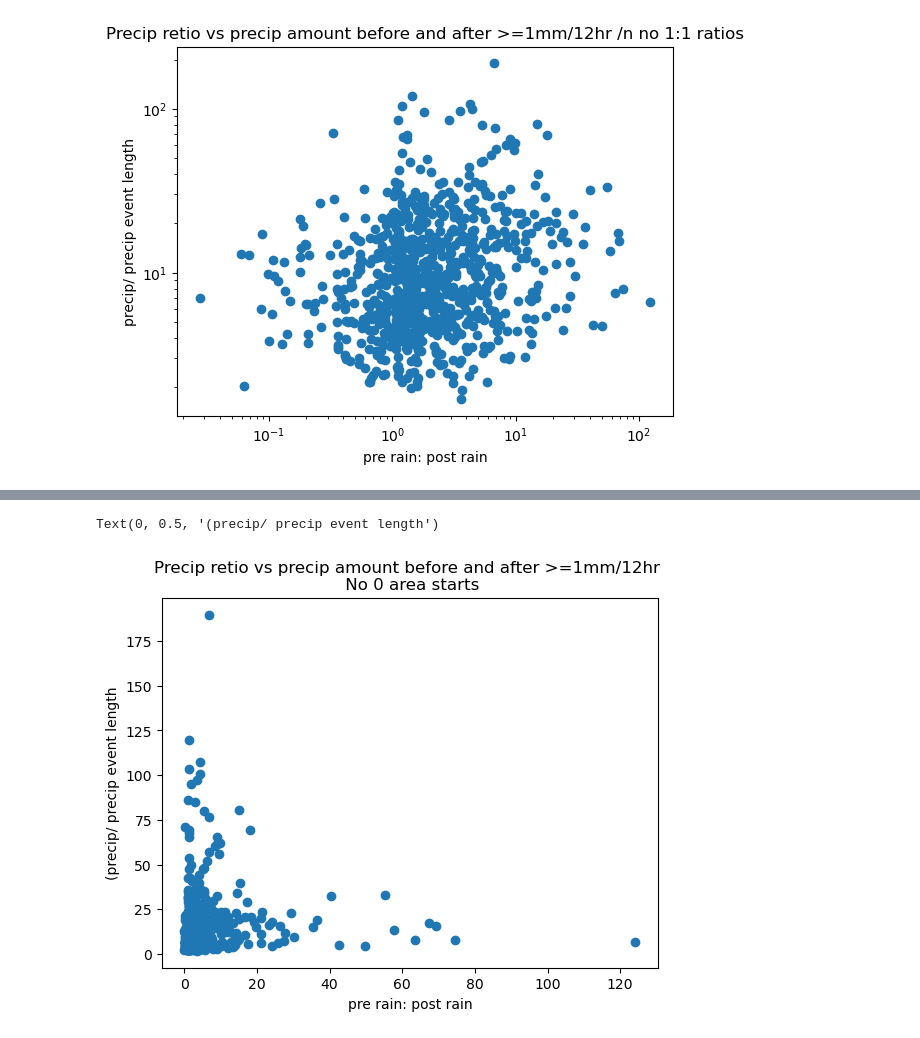
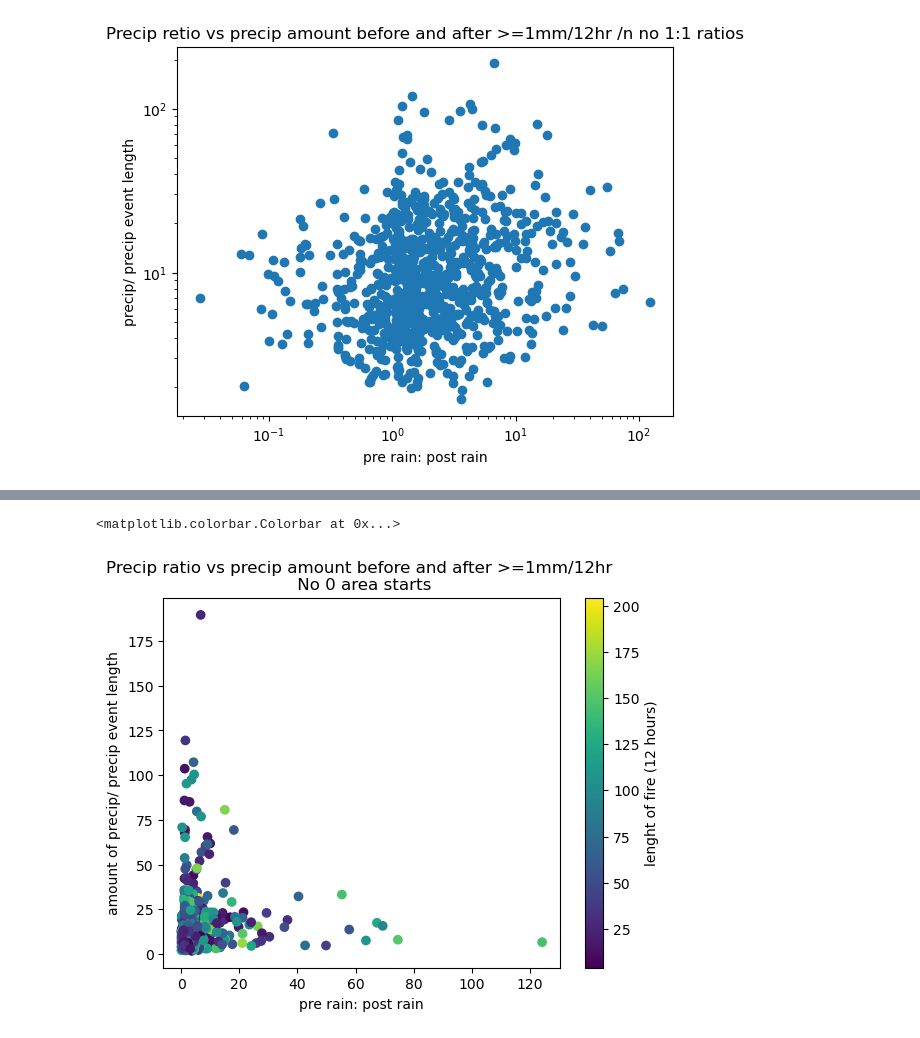
Before and after one commit to mccabete/precip, a Jupyter notebook: jim_figure_and_exp_plots.ipynb, the cells around one changed output, grey strips where cells are left out. Cells and saved outputs as stored; diff of their text form; code cells hidden in the pictures.

```diff
--- a/jim_figure_and_exp_plots.ipynb
+++ b/jim_figure_and_exp_plots.ipynb
@@ -458,17 +456,31 @@ Text(0, 0.5, 'precip/ precip event length')
+# %%
+# foo = test[['ratio', "UfireID"]].groupby("ratio").count()
+
+# plt.scatter(foo.index, foo.UfireID)
+
+
+no_starting_zero_growth = test.before_sample_fire_area > min_number
+precip_1 = test.len_precip == 1
+
+### need to check for "fire was not growing, then rain, then more fire
+plt.title(f"Precip ratio vs precip amount before and after >={thresh}mm/12hr \n No 0 area starts")
+plt.scatter(test[no_starting_zero_growth].ratio, test[no_starting_zero_growth].precip_sum/test[no_starting_zero_growth].len_precip, c = test[no_starting_zero_growth].fire_t_len_12_hours)
+plt.xlabel("pre rain: post rain")
+plt.ylabel("amount of precip/ precip event length")
+plt.colorbar(label = "lenght of fire (12 hours)")
+
+
+
+# plt.title(f"Precip retio vs precip amount before and after >={thresh}mm/12hr \n No 0 area starts")
+# plt.scatter(test[no_starting_zero_growth & precip_1].ratio, test[no_starting_zero_growth & precip_1].precip_sum/test[no_starting_zero_growth & precip_1].len_precip)
+# plt.xlabel("pre rain: post rain")
+# plt.ylabel("(precip/ precip event length")
+# %% [output]
+<matplotlib.colorbar.Colorbar at 0x...>
+[figure, added]
 # %%
-# foo = test[['ratio', "UfireID"]].groupby("ratio").count()
-
-# plt.scatter(foo.index, foo.UfireID)
-
-
-no_starting_zero_growth = test.before_sample_fire_area > 1
-
-### need to check for "fire was not growing, then rain, then more fire
-plt.title(f"Precip retio vs precip amount before and after >={thresh}mm/12hr \n No 0 area starts")
-plt.scatter(test[no_starting_zero_growth].ratio, test[no_starting_zero_growth].precip_sum/test[no_starting_zero_growth].len_precip)
-plt.xlabel("pre rain: post rain")
-plt.ylabel("(precip/ precip event length")
+# plt.title(f" >={thresh}mm/12hr ")
+# plt.scatter(test.after_sample_fire_area/test.before_sample_fire_area, test.precip_sum/test.len_precip)
+# plt.xlabel("post rain : pre rain")
+# plt.ylabel("(precip/ precip event length")
-# %% [output]
-Text(0, 0.5, '(precip/ precip event length')
-[figure, removed]
 # %%
```
Also changed, not shown: parts of 7 cells of this notebook.
